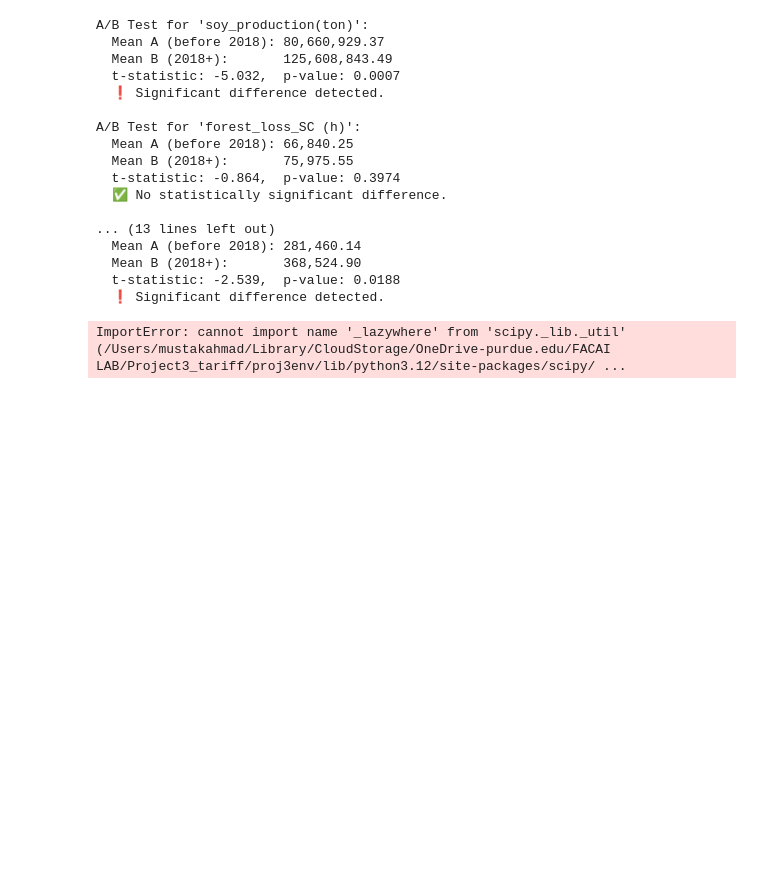
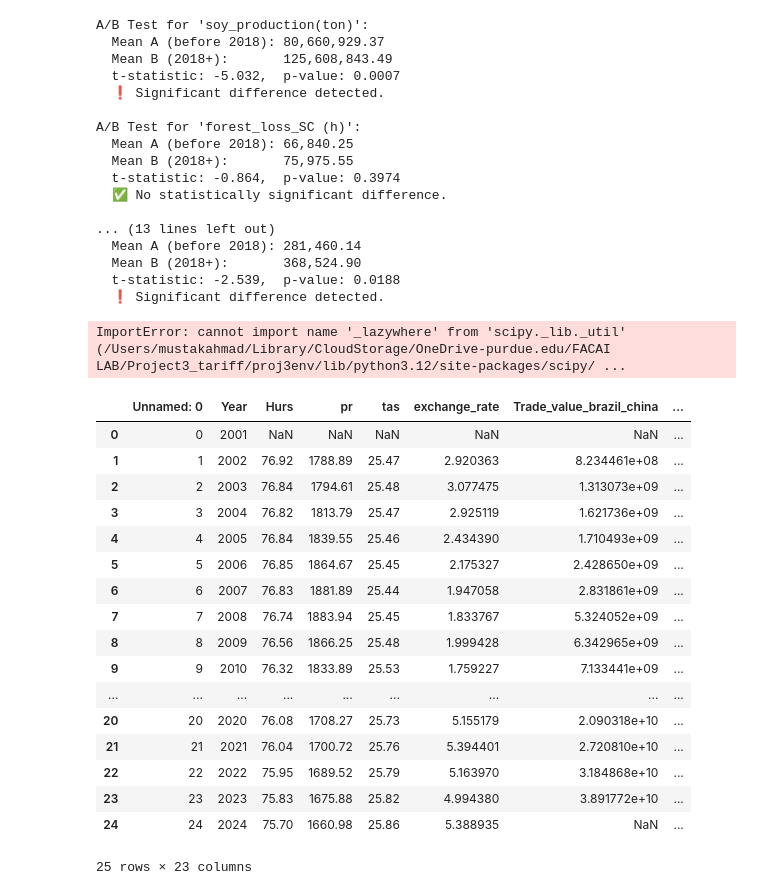
Before and after one commit to MustakAhmad08/tariff_war, a Jupyter notebook: notebook/tariff.ipynb, the cells around one changed output. Drawn from its saved outputs; the diff is of its cells as text; code cells hidden in the pictures; blank space fills up the shorter version.

```diff
--- a/notebook/tariff.ipynb
+++ b/notebook/tariff.ipynb
@@ -668,0 +713,23 @@ ImportError: cannot import name '_lazywhere' from 'scipy._lib._util' (/Users/mus
+# %%
+df_final = pd.read_csv('/Users/mustakahmad/Library/CloudStorage/OneDrive-purdue.edu/FACAI LAB/Project3_tariff/tariff_war/raw_data/Final_Merged_Dataset_with_Drivers_and_Tariff_Variables.csv')
+# %%
+df_final
+# %% [output]
+|  | Unnamed: 0 | Year | Hurs | pr | tas | exchange_rate | Trade_value_brazil_china | ... |
+| 0 | 0 | 2001 | NaN | NaN | NaN | NaN | NaN | ... |
+| 1 | 1 | 2002 | 76.92 | 1788.89 | 25.47 | 2.920363 | 8.234461e+08 | ... |
+| 2 | 2 | 2003 | 76.84 | 1794.61 | 25.48 | 3.077475 | 1.313073e+09 | ... |
+| 3 | 3 | 2004 | 76.82 | 1813.79 | 25.47 | 2.925119 | 1.621736e+09 | ... |
+| 4 | 4 | 2005 | 76.84 | 1839.55 | 25.46 | 2.434390 | 1.710493e+09 | ... |
+| 5 | 5 | 2006 | 76.85 | 1864.67 | 25.45 | 2.175327 | 2.428650e+09 | ... |
+| 6 | 6 | 2007 | 76.83 | 1881.89 | 25.44 | 1.947058 | 2.831861e+09 | ... |
+| 7 | 7 | 2008 | 76.74 | 1883.94 | 25.45 | 1.833767 | 5.324052e+09 | ... |
+| 8 | 8 | 2009 | 76.56 | 1866.25 | 25.48 | 1.999428 | 6.342965e+09 | ... |
+| 9 | 9 | 2010 | 76.32 | 1833.89 | 25.53 | 1.759227 | 7.133441e+09 | ... |
+| ... | ... | ... | ... | ... | ... | ... | ... | ... |
+| 20 | 20 | 2020 | 76.08 | 1708.27 | 25.73 | 5.155179 | 2.090318e+10 | ... |
+| 21 | 21 | 2021 | 76.04 | 1700.72 | 25.76 | 5.394401 | 2.720810e+10 | ... |
+| 22 | 22 | 2022 | 75.95 | 1689.52 | 25.79 | 5.163970 | 3.184868e+10 | ... |
+| 23 | 23 | 2023 | 75.83 | 1675.88 | 25.82 | 4.994380 | 3.891772e+10 | ... |
+| 24 | 24 | 2024 | 75.70 | 1660.98 | 25.86 | 5.388935 | NaN | ... |
+25 rows × 23 columns
```
Also changed, not shown: parts of 4 cells of this notebook, 6 other files.
